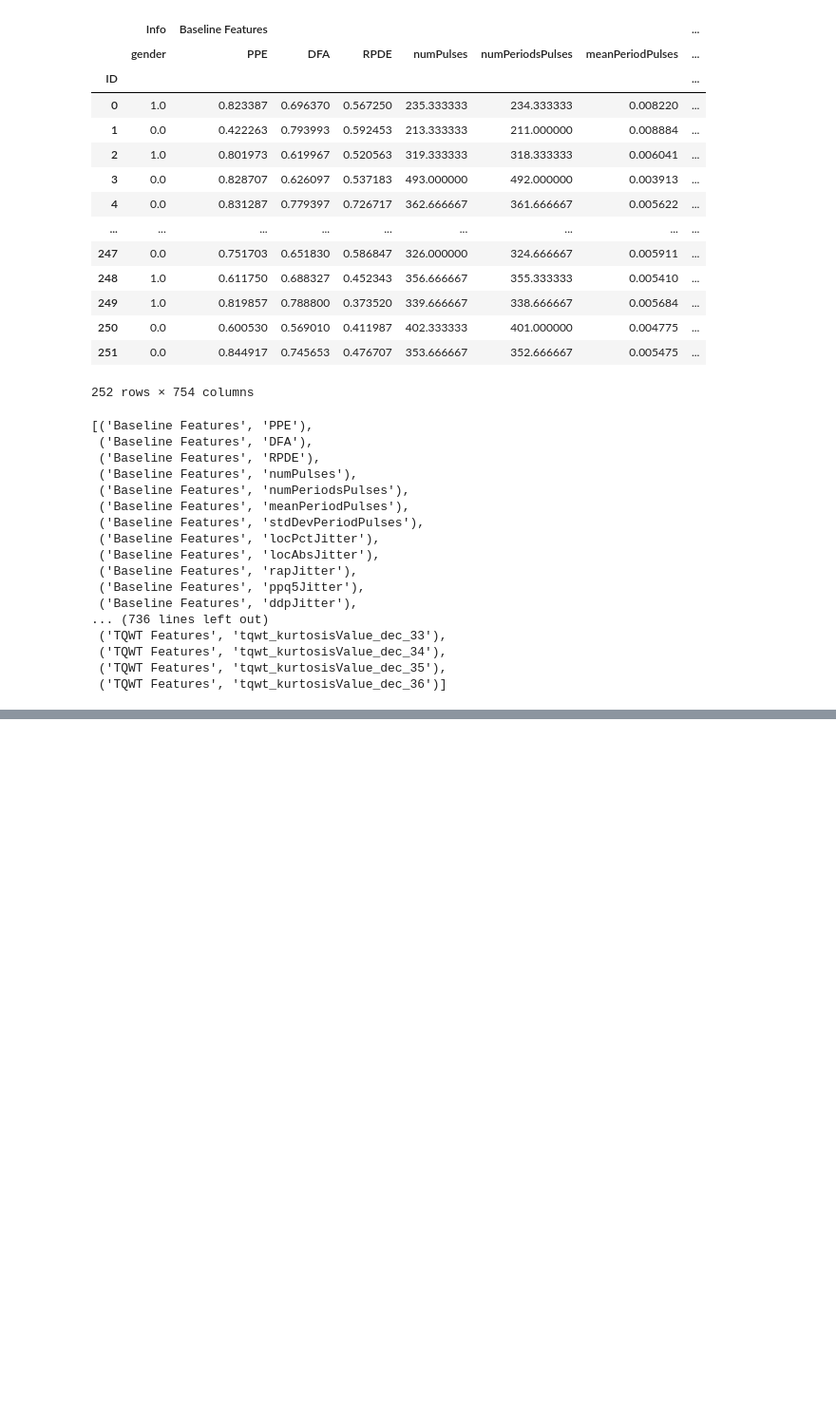
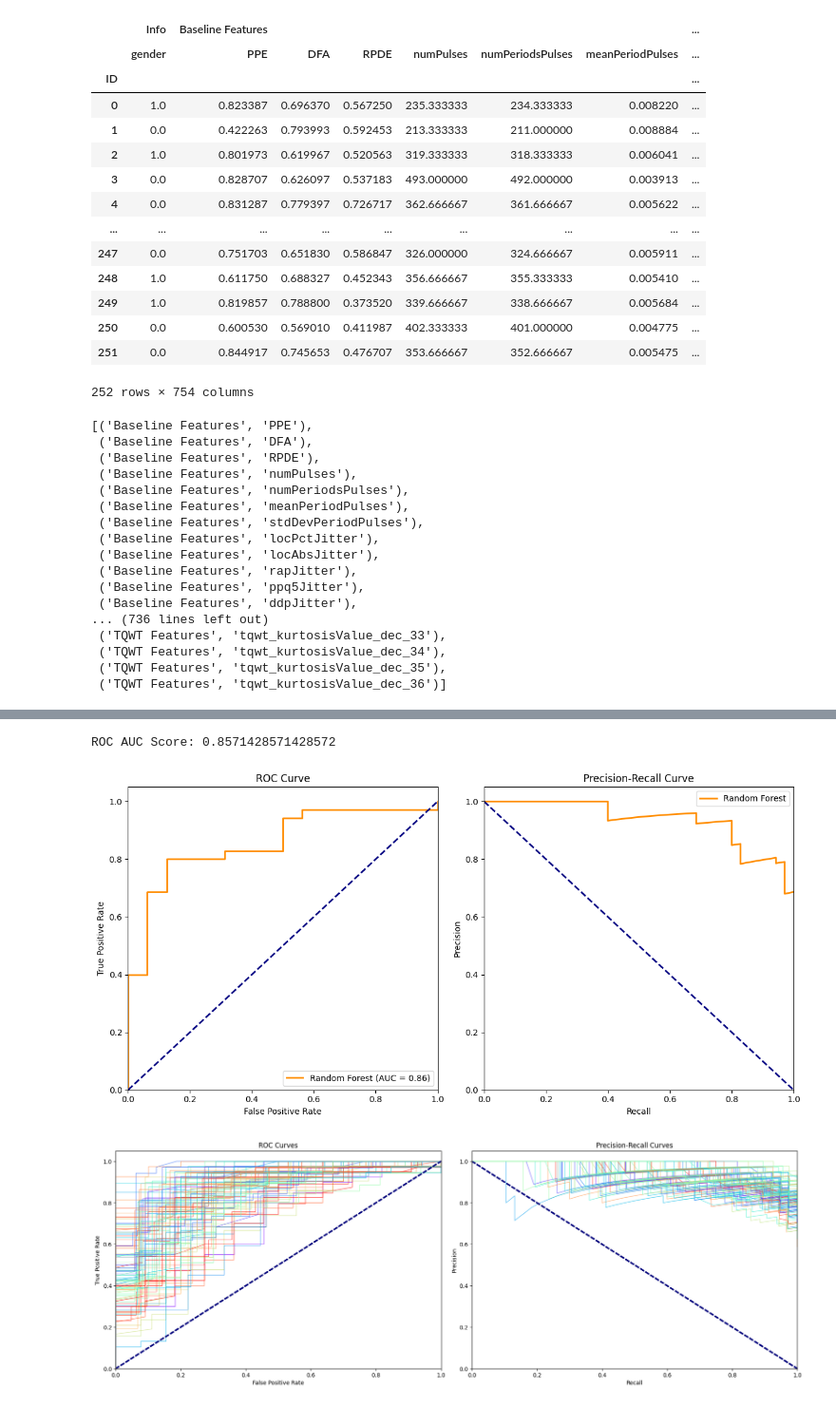
Before and after one commit to Selethe/MSB1015-Scientific-Programming-Project, a Jupyter notebook: Classification.ipynb, the cells around one changed output, grey strips where cells are left out. Shown at 95% size. Cells and saved outputs as stored; diff of their text form; code cells hidden in the pictures; blank space fills up the shorter version.

```diff
--- a/Classification.ipynb
+++ b/Classification.ipynb
@@ -56,0 +260,78 @@ for random_state in seed_list:
+# %%
+rf = RandomForestClassifier(n_estimators=1000, random_state=random_state, n_jobs=-1)
+# Get probability predictions
+rf.fit(X_train_val[top_features],y_train_val)
+y_pred_proba = rf.predict_proba(X_test[top_features])
+
+# Calculate ROC AUC score
+auc_roc = roc_auc_score(y_test, y_pred_proba[:, 1])
+print(f"ROC AUC Score: {auc_roc}")
+
+# Generate ROC curve
+fpr, tpr, _ = roc_curve(y_test, y_pred_proba[:, 1])
+
+# Calculate Precision-Recall curve
+precision, recall, _ = precision_recall_curve(y_test, y_pred_proba[:, 1])
+
+# Plot ROC curve
+plt.figure(figsize=(12, 6))
+plt.subplot(121)
+plt.plot(fpr, tpr, color='darkorange', lw=2, label=f'Random Forest (AUC = {auc_roc:.2f})')
+plt.plot([0, 1], [0, 1], color='navy', lw=2, linestyle='--')
+plt.xlim([0.0, 1.0])
+plt.ylim([0.0, 1.05])
+plt.xlabel('False Positive Rate')
+plt.ylabel('True Positive Rate')
+plt.title('ROC Curve')
+plt.legend(loc="lower right")
+
+# Plot Precision-Recall curve
+plt.subplot(122)
+plt.plot(recall, precision, color='darkorange', lw=2, label=f'Random Forest')
+plt.plot([0, 1], [1, 0], color='navy', lw=2, linestyle='--')
+plt.xlim([0.0, 1.0])
+plt.ylim([0.0, 1.05])
+plt.xlabel('Recall')
+plt.ylabel('Precision')
+plt.title('Precision-Recall Curve')
+plt.legend(loc="upper right")
+
+plt.tight_layout()
+plt.show()
+
+# Optionally, plot curves for multiple random states
+plt.figure(figsize=(18, 12))
+for random_state in tqdm(seed_list):
+    X_train, X_val, X_train_val, X_test, y_train, y_val, y_train_val, y_test = create_train_validation_test_split(speech, ('Info','class'),random_state=random_state)
+    rf = RandomForestClassifier(n_estimators=1000, random_state=random_state, n_jobs=-1)
+    rf.fit(X_train_val[top_features], y_train_val)
+    y_pred_proba = rf.predict_proba(X_test[top_features])
+
+    auc_roc = roc_auc_score(y_test, y_pred_proba[:, 1])
+    precision, recall, _ = precision_recall_curve(y_test, y_pred_proba[:, 1])
+    fpr, tpr, _ = roc_curve(y_test, y_pred_proba[:, 1])
+
+    plt.subplot(221)
+    plt.plot(fpr, tpr, color=plt.cm.rainbow(np.random.rand()), lw=1, alpha=0.7, label=f'Random State {random_state}')
+    plt.plot([0, 1], [0, 1], color='navy', lw=2, linestyle='--')
+    plt.xlim([0.0, 1.0])
+    plt.ylim([0.0, 1.05])
+    plt.xlabel('False Positive Rate')
+    plt.ylabel('True Positive Rate')
+    plt.title('ROC Curves')
+
+    plt.subplot(222)
+    plt.plot(recall, precision, color=plt.cm.rainbow(np.random.rand()), lw=1, alpha=0.7, label=f'Random State {random_state}')
+    plt.plot([0, 1], [1, 0], color='navy', lw=2, linestyle='--')
+    plt.xlim([0.0, 1.0])
+    plt.ylim([0.0, 1.05])
+    plt.xlabel('Recall')
+    plt.ylabel('Precision')
+    plt.title('Precision-Recall Curves')
+
+plt.tight_layout()
+plt.show()
+# %% [output]
+ROC AUC Score: 0.8571428571428572
+[figure, added]
+[figure, added]
```
Also changed, not shown: parts of 7 cells of this notebook.
